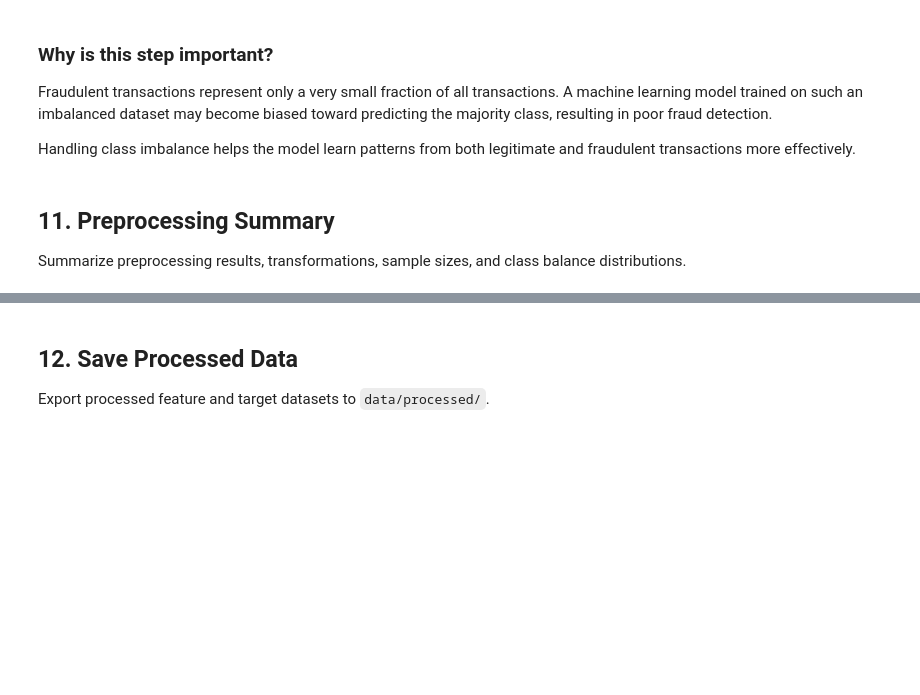
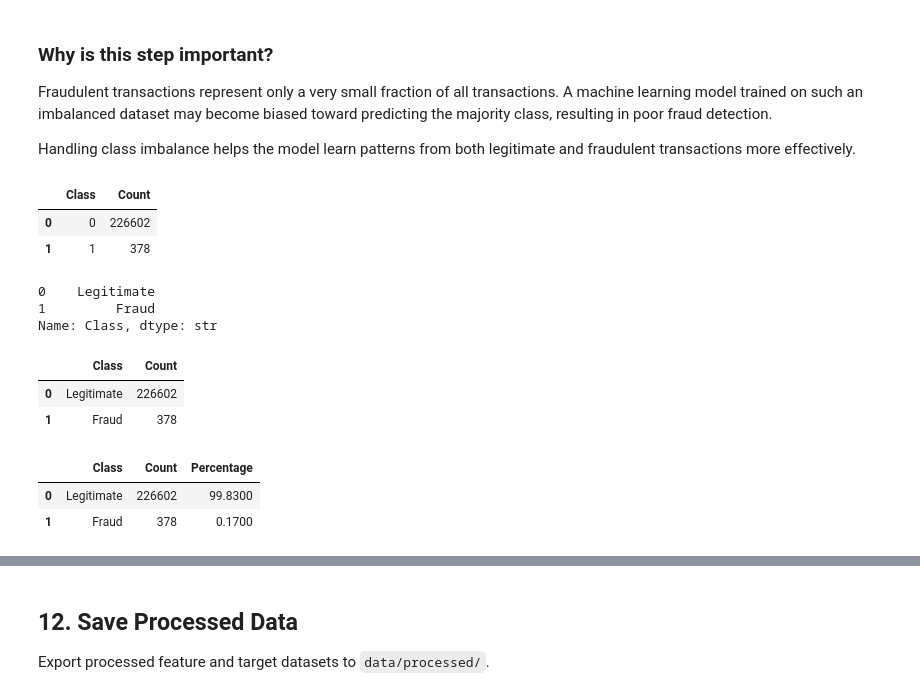
Before and after one commit to Anujjadaun97/Fraud-Detection, a Jupyter notebook: notebooks/04_Preprocessing.ipynb, the cells around one changed output, grey strips where cells are left out. Cells and saved outputs as stored; diff of their text form; code cells hidden in the pictures; blank space fills up the shorter version.

Commit message:
feat: implement data preprocessing pipeline and initialize baseline modeling notebook

```diff
--- a/notebooks/04_Preprocessing.ipynb
+++ b/notebooks/04_Preprocessing.ipynb
@@ -489,7 +489,41 @@ Resampling techniques will be applied only to the training dataset to prevent da
 Fraudulent transactions represent only a very small fraction of all transactions. A machine learning model trained on such an imbalanced dataset may become biased toward predicting the majority class, resulting in poor fraud detection.
 
 Handling class imbalance helps the model learn patterns from both legitimate and fraudulent transactions more effectively.
-# %% [markdown]
-## 11. Preprocessing Summary
-
-Summarize preprocessing results, transformations, sample sizes, and class balance distributions.
+# %%
+class_distribution = y_train.value_counts().rename_axis("Class").reset_index(name="Count")
+
+class_distribution
+# %% [output]
+|  | Class | Count |
+| 0 | 0 | 226602 |
+| 1 | 1 | 378 |
+# %%
+class_distribution["Class"] = class_distribution["Class"].map({
+    0: "Legitimate",
+    1: "Fraud"
+})
+
+class_distribution["Class"]
+# %% [output]
+0    Legitimate
+1         Fraud
+Name: Class, dtype: str
+# %%
+class_distribution
+# %% [output]
+|  | Class | Count |
+| 0 | Legitimate | 226602 |
+| 1 | Fraud | 378 |
+# %%
+# Calculate percentage
+class_distribution["Percentage"] = (
+    class_distribution["Count"]
+    / class_distribution["Count"].sum()
+    * 100
+).round(2)
+
+class_distribution
+# %% [output]
+|  | Class | Count | Percentage |
+| 0 | Legitimate | 226602 | 99.8300 |
+| 1 | Fraud | 378 | 0.1700 |
```
Also changed, not shown: parts of 2 cells of this notebook, 1 other file.
